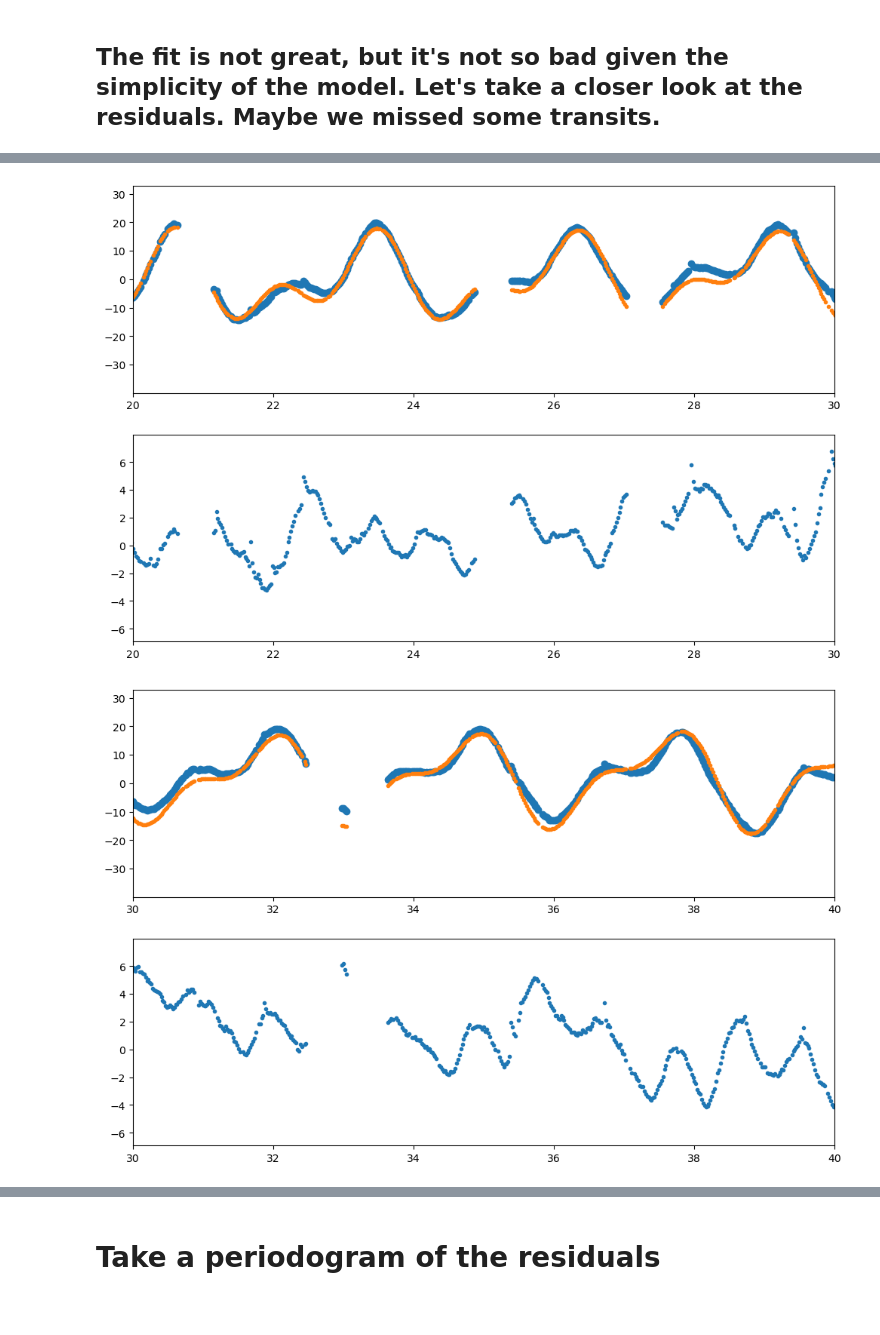
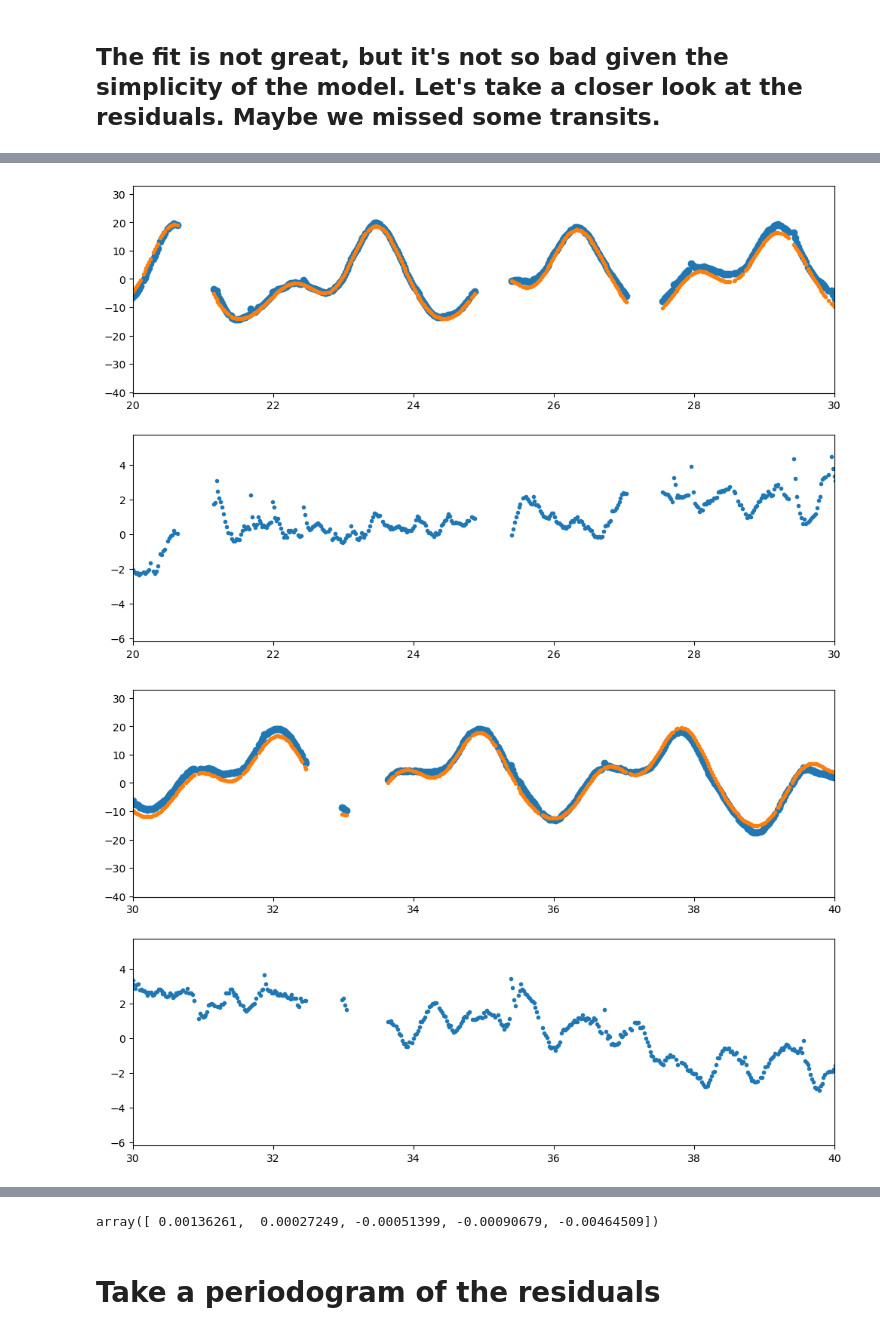
Before and after one commit to trevordavid/v1298tau-differential-rotation, a Jupyter notebook: notebooks/period-drift-model.ipynb, the cells around one changed output, grey strips where cells are left out. Cells and saved outputs as stored; diff of their text form; code cells hidden in the pictures.

Commit message:
refining models

```diff
--- a/notebooks/period-drift-model.ipynb
+++ b/notebooks/period-drift-model.ipynb
@@ -160,7 +168,8 @@ for b in bad_bits:
 
 # Convert to parts per thousand
 x = lc["TIME"][m]
-y = lc["FLUX"][m]
+#y = lc["FLUX"][m]
+y = lc["FCOR"][m]
 mu = np.median(y)
 y = (y / mu - 1) * 1e3
 
@@ -606,17 +757,23 @@ plt.show()
 # %% [markdown]
 ## The fit is not great, but it's not so bad given the simplicity of the model. Let's take a closer look at the residuals. Maybe we missed some transits.
 # %%
-for i in range(7):
+def residual_zoom(x, y, map_soln):
 
-    fig, (ax1,ax2) = plt.subplots(nrows=2,ncols=1,figsize=(12,8))
+    for i in range(7):
 
-    ax1.plot(x, y, 'o')
-    ax1.plot(x, map_soln0["lc_model"], '.', color='C1')
-    #ax1.plot(x, map_soln0["bkg"])
-    ax2.plot(x, y-map_soln0["lc_model"], '.')
+        fig, (ax1,ax2) = plt.subplots(nrows=2,ncols=1,figsize=(12,8))
 
-    ax1.set_xlim(i*10,(i+1)*10)
-    ax2.set_xlim(i*10,(i+1)*10)
+        ax1.plot(x, y, 'o')
+        ax1.plot(x, map_soln["lc_model"], '.', color='C1')
+        #ax1.plot(x, map_soln["bkg"])
+        ax2.plot(x, y-map_soln["lc_model"], '.')
 
-plt.show()
+        ax1.set_xlim(i*10,(i+1)*10)
+        ax2.set_xlim(i*10,(i+1)*10)
+
+    plt.show()
+
+    return
+
+residual_zoom(x, y, map_soln2)
 # %% [output]
@@ -625,2 +782,2 @@ plt.show()
-[figure, old version]
+[figure, new version]
-[figure, old version]
+[figure, new version]
@@ -630,3 +787,7 @@ plt.show()
+# %%
+map_soln2["pdots"]
+# %% [output]
+array([ 0.00136261,  0.00027249, -0.00051399, -0.00090679, -0.00464509])
 # %% [markdown]
 # Take a periodogram of the residuals
 # %%
```
Also changed, not shown: parts of 28 cells of this notebook.
